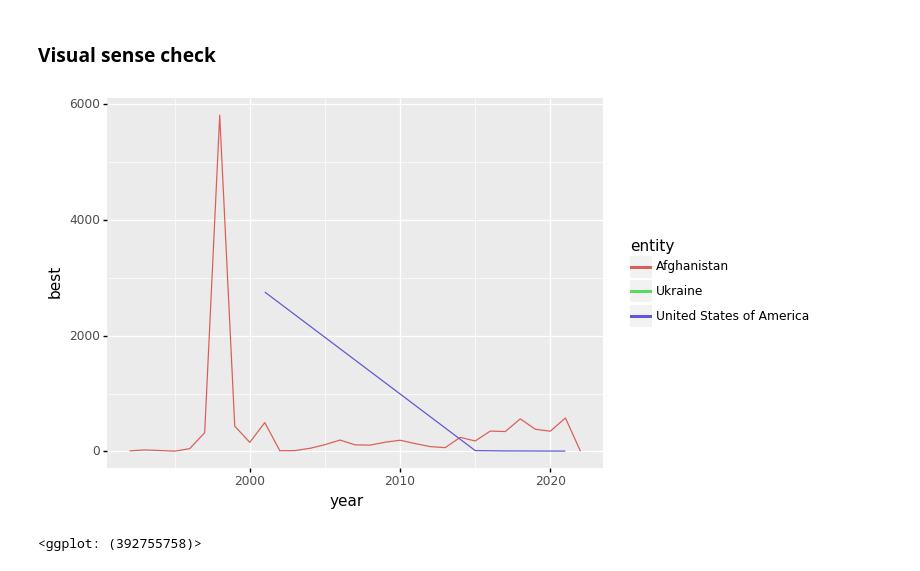
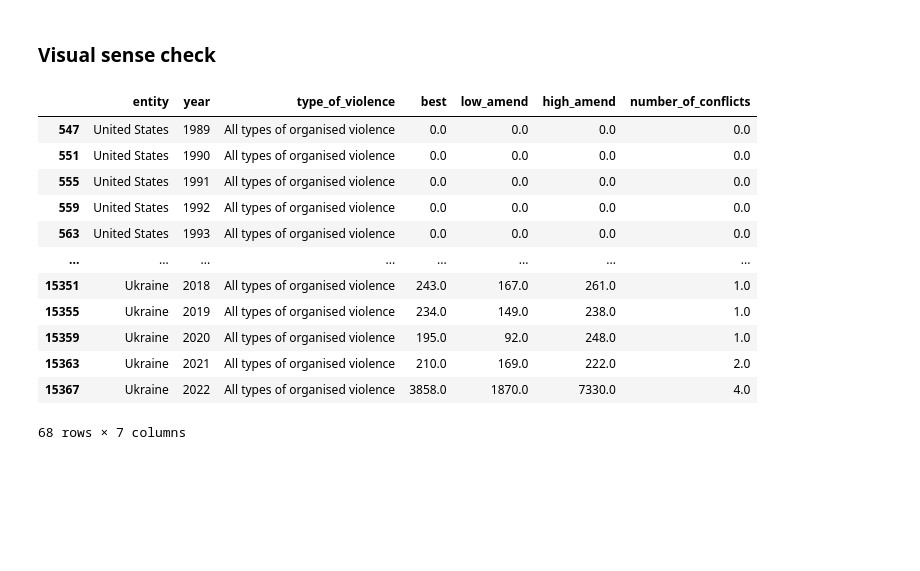
Before and after one commit to owid/notebooks, a Jupyter notebook: JoeHasell/UCDP and PRIO/UCDP_georeferenced/Aggregate.ipynb, the cells around one changed output. Drawn from its saved outputs; the diff is of its cells as text; code cells hidden in the pictures; blank space fills up the shorter version.

```diff
--- a/JoeHasell/UCDP and PRIO/UCDP_georeferenced/Aggregate.ipynb
+++ b/JoeHasell/UCDP and PRIO/UCDP_georeferenced/Aggregate.ipynb
@@ -266,0 +250,5 @@ df_grid.head()
+# %%
+grid = expand_grid(
+   .....:    {'entity':np.concatenate((mapping["Our World In Data Name"], UCDP_regions, ["World"])),
+   .....:     'year': range(1989, 2023),
+   .....:     'type_of_violence': df_agg.type_of_violence.unique()})
@@ -266,0 +266,2 @@ df_grid.head()
+# %%
+df_agg = pd.merge(grid, df_agg, how='left')
@@ -267,3 +279,5 @@ df_grid.head()
+# %%
+df_agg[['best', 'low_amend', 'high_amend', 'number_of_conflicts']] = df_agg[['best', 'low_amend', 'high_amend', 'number_of_conflicts']].fillna(0)
 # %% [markdown]
 ### Aggregate daily
 # %% [markdown]
@@ -287,17 +301,25 @@ df.hist(column='event_duration_days', bins = 100)
 # %% [markdown]
 ### Visual sense check
 # %%
-select_countries = ["Afghanistan", "Ukraine", "United States of America"]
-select_types = ["One-sided violence"]
+select_countries = ["Ukraine", "United States"]
+select_types = ["All types of organised violence"]
 select_deaths_var = "best"
 
 df_filter = df_agg[df_agg.entity.isin(select_countries)]
 df_filter = df_filter[df_filter.type_of_violence.isin(select_types)]
-
-(p9.ggplot(data=df_filter,
-          mapping=p9.aes(x='year',y=select_deaths_var, colour = 'entity'))
-     + p9.geom_line()
-)
-# %% [output]
-[figure, removed]
-<ggplot: (392755758)>
+# %%
+df_filter
+# %% [output]
+|  | entity | year | type_of_violence | best | low_amend | high_amend | number_of_conflicts |
+| 547 | United States | 1989 | All types of organised violence | 0.0 | 0.0 | 0.0 | 0.0 |
+| 551 | United States | 1990 | All types of organised violence | 0.0 | 0.0 | 0.0 | 0.0 |
+| 555 | United States | 1991 | All types of organised violence | 0.0 | 0.0 | 0.0 | 0.0 |
+| 559 | United States | 1992 | All types of organised violence | 0.0 | 0.0 | 0.0 | 0.0 |
+| 563 | United States | 1993 | All types of organised violence | 0.0 | 0.0 | 0.0 | 0.0 |
+| ... | ... | ... | ... | ... | ... | ... | ... |
+| 15351 | Ukraine | 2018 | All types of organised violence | 243.0 | 167.0 | 261.0 | 1.0 |
+| 15355 | Ukraine | 2019 | All types of organised violence | 234.0 | 149.0 | 238.0 | 1.0 |
+| 15359 | Ukraine | 2020 | All types of organised violence | 195.0 | 92.0 | 248.0 | 1.0 |
+| 15363 | Ukraine | 2021 | All types of organised violence | 210.0 | 169.0 | 222.0 | 2.0 |
+| 15367 | Ukraine | 2022 | All types of organised violence | 3858.0 | 1870.0 | 7330.0 | 4.0 |
+68 rows × 7 columns
```
Also changed, not shown: parts of 17 cells of this notebook, 1 other file.
